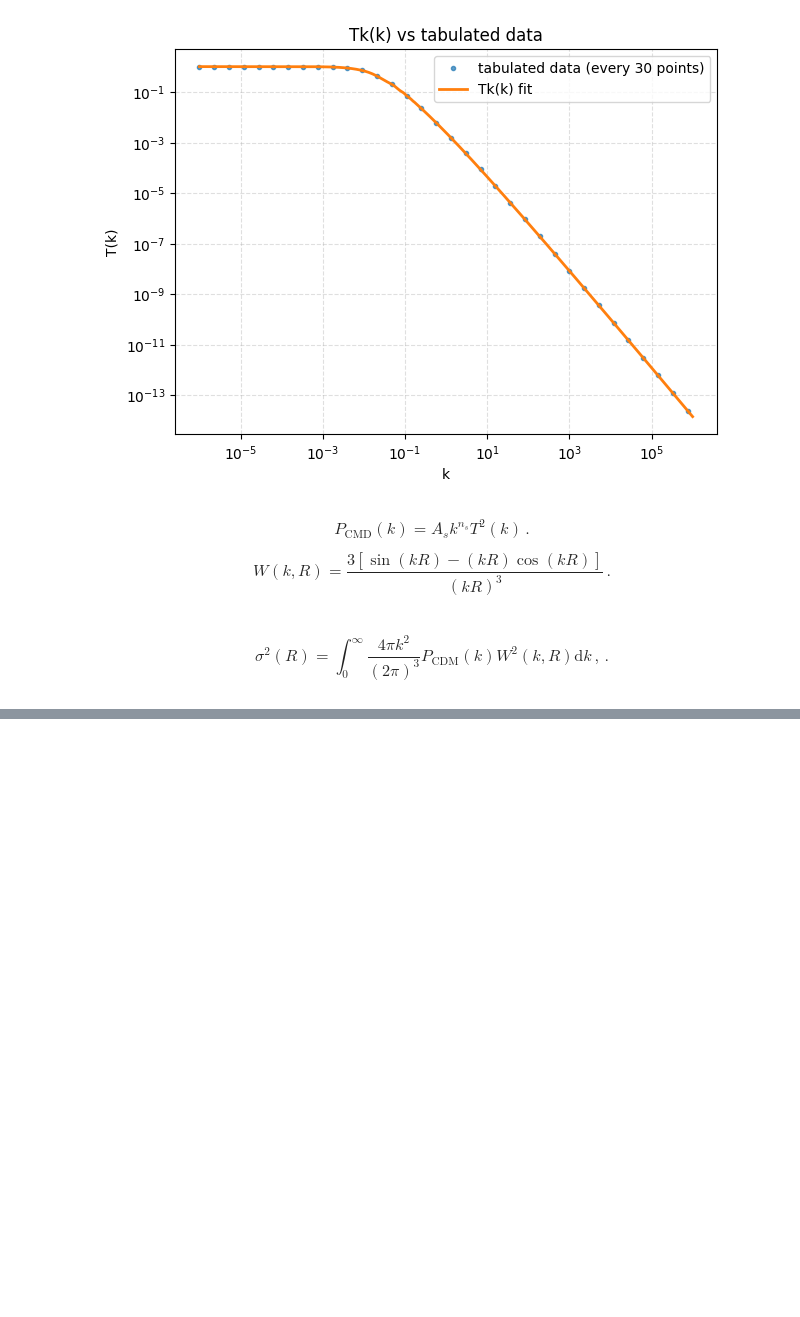
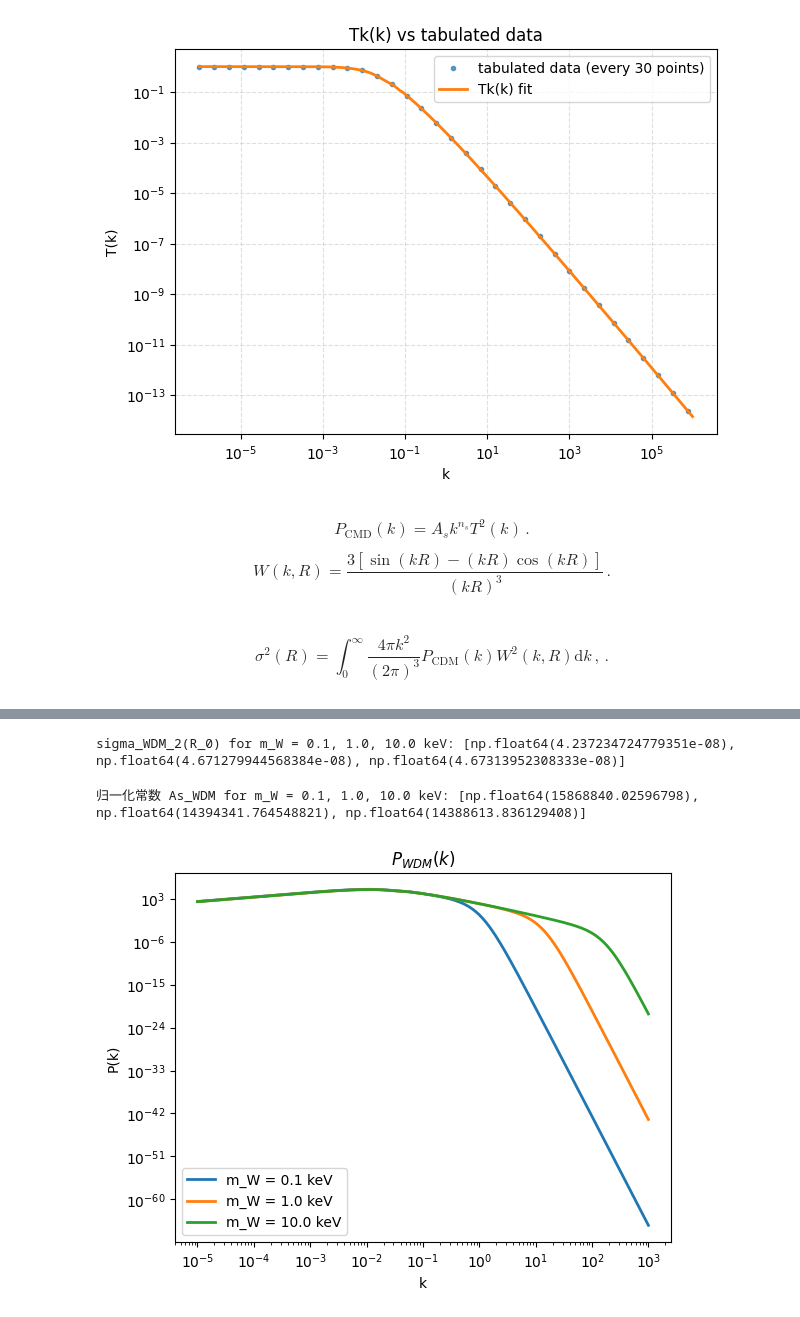
Before and after one commit to Dawn-19/sci-py-archer-course, a Jupyter notebook: homework/homework1/HW_QZC_1.ipynb, the cells around one changed output, grey strips where cells are left out. Cells and saved outputs as stored; diff of their text form; code cells hidden in the pictures; blank space fills up the shorter version.

```diff
--- a/homework/homework1/HW_QZC_1.ipynb
+++ b/homework/homework1/HW_QZC_1.ipynb
@@ -124,0 +173,33 @@ plt.show()
+# %%
+sigma_WDM_2_values = [sigma_WDM_2(R_0, m_W) for m_W in [0.1, 1.0, 10.0]]
+print(f'sigma_WDM_2(R_0) for m_W = 0.1, 1.0, 10.0 keV: {sigma_WDM_2_values}')
+# %% [output]
+sigma_WDM_2(R_0) for m_W = 0.1, 1.0, 10.0 keV: [np.float64(4.237234724779351e-08), np.float64(4.671279944568384e-08), np.float64(4.67313952308333e-08)]
+# %%
+def As_WDM(m_W):
+    return 0.82**2 / sigma_WDM_2(R_0, m_W)
+
+m_W_values = [0.1, 1.0, 10.0]
+As_WDM_values = [As_WDM(m_W) for m_W in m_W_values]
+print(f'归一化常数 As_WDM for m_W = 0.1, 1.0, 10.0 keV: {As_WDM_values}')
+# %% [output]
+归一化常数 As_WDM for m_W = 0.1, 1.0, 10.0 keV: [np.float64(15868840.02596798), np.float64(14394341.764548821), np.float64(14388613.836129408)]
+# %%
+def P_WDM_k(k,m_WDM):
+    As = As_WDM(m_WDM)
+    return As * P_WDM_0(k, m_WDM)
+# %%
+
+k_values = np.logspace(-5, 3, 400)
+for m_W in m_W_values:
+    P_WDM_k_values = P_WDM_k(k_values, m_W)
+    plt.loglog(k_values, P_WDM_k_values, '-', lw=2)
+
+plt.xlabel('k')
+plt.ylabel('P(k)')
+plt.title('$P_{{WDM}}(k)$')
+# plt.grid(True, which='both', ls='--', alpha=0.4)
+plt.legend(["m_W = 0.1 keV", "m_W = 1.0 keV", "m_W = 10.0 keV"])
+plt.show()
+# %% [output]
+[figure, added]
```
Also changed, not shown: parts of 5 cells of this notebook, 6 other files.
